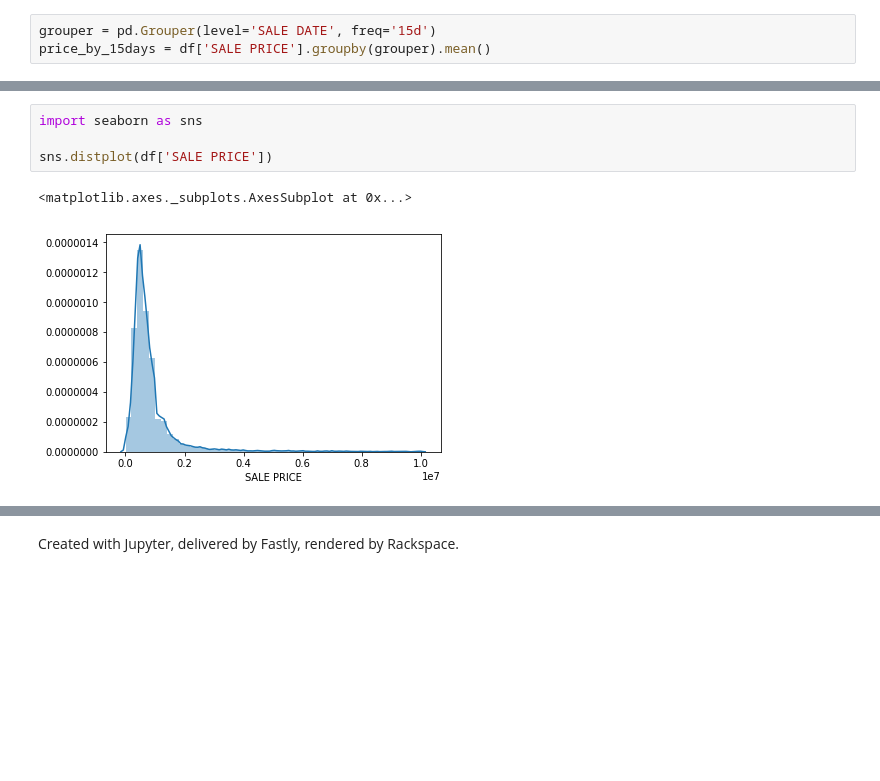
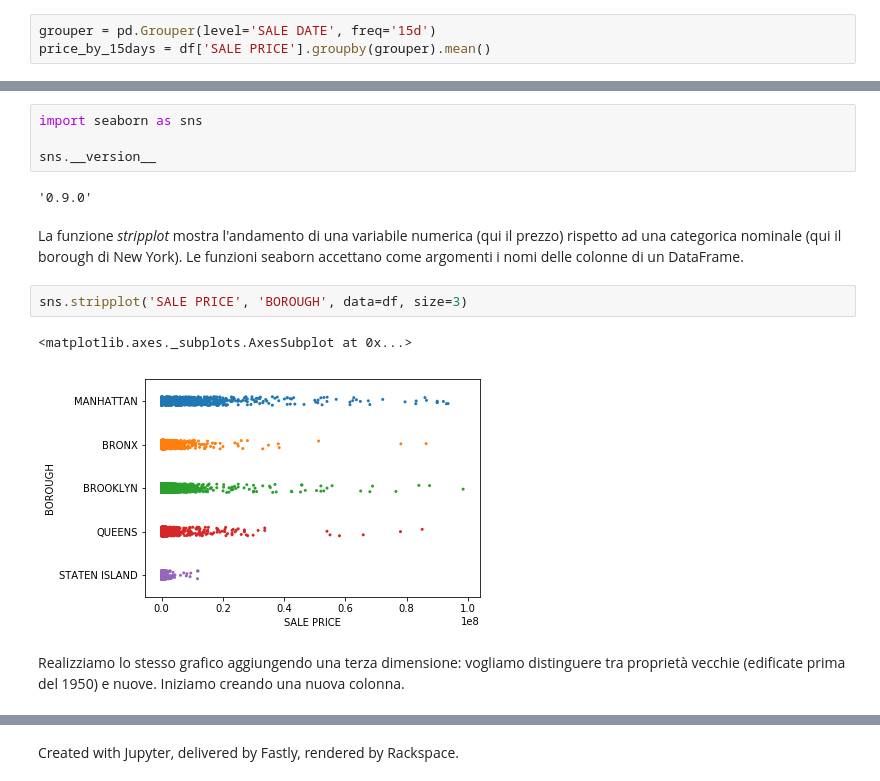
Before and after one commit to fbagattini/Master_BIM, a Jupyter notebook: 8. Pandas.ipynb, the cells around one changed output, grey strips where cells are left out. Cells and saved outputs as stored; diff of their text form; blank space fills up the shorter version.

```diff
--- a/8. Pandas.ipynb
+++ b/8. Pandas.ipynb
@@ -377,7 +422,15 @@ df['SALE PRICE'].hist()
 # %%
 import seaborn as sns
 
-sns.distplot(df['SALE PRICE'])
+sns.__version__
 # %% [output]
-<matplotlib.axes._subplots.AxesSubplot at 0x...>
+'0.9.0'
-[figure, removed]
+# %% [markdown]
+La funzione *stripplot* mostra l'andamento di una variabile numerica (qui il prezzo) rispetto ad una categorica nominale (qui il borough di New York). Le funzioni seaborn accettano come argomenti i nomi delle colonne di un DataFrame.
+# %%
+sns.stripplot('SALE PRICE', 'BOROUGH', data=df, size=3)
+# %% [output]
+<matplotlib.axes._subplots.AxesSubplot at 0x...>
+[figure, added]
+# %% [markdown]
+Realizziamo lo stesso grafico aggiungendo una terza dimensione: vogliamo distinguere tra proprietà vecchie (edificate prima del 1950) e nuove. Iniziamo creando una nuova colonna.
```
Also changed, not shown: parts of 56 cells of this notebook, 3 other files.
